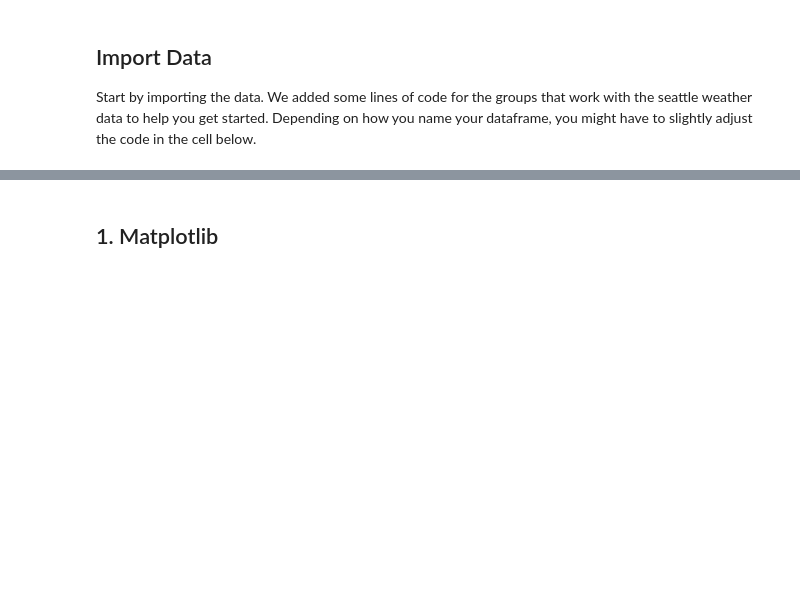
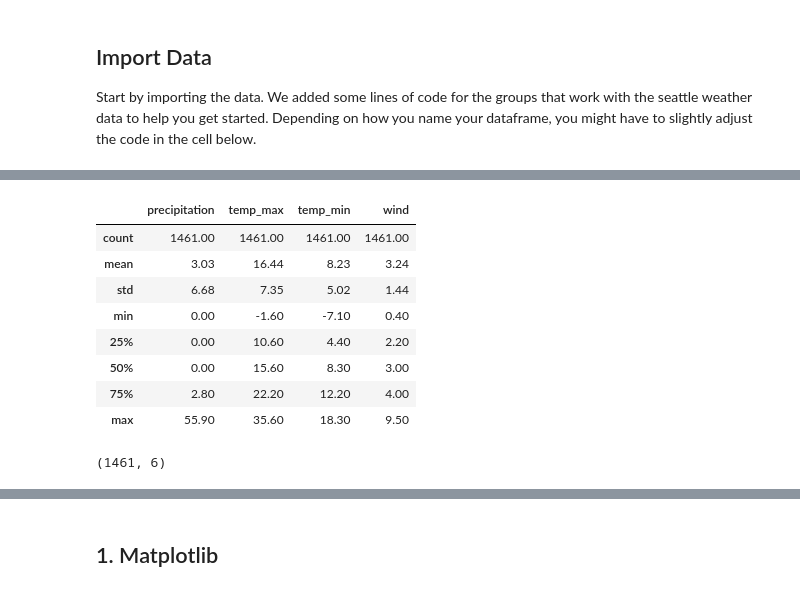
Before and after one commit to andrioliserena/data_visualization, a Jupyter notebook: 2-visualisation-template.ipynb, the cells around one changed output, grey strips where cells are left out. Drawn from its saved outputs; the diff is of its cells as text; code cells hidden in the pictures; blank space fills up the shorter version.

```diff
--- a/2-visualisation-template.ipynb
+++ b/2-visualisation-template.ipynb
@@ -41,3 +59,19 @@ Start by importing the data. We added some lines of code for the groups that wor
+# %%
+df_weather.describe().round(2)
+# %% [output]
+|  | precipitation | temp_max | temp_min | wind |
+| count | 1461.00 | 1461.00 | 1461.00 | 1461.00 |
+| mean | 3.03 | 16.44 | 8.23 | 3.24 |
+| std | 6.68 | 7.35 | 5.02 | 1.44 |
+| min | 0.00 | -1.60 | -7.10 | 0.40 |
+| 25% | 0.00 | 10.60 | 4.40 | 2.20 |
+| 50% | 0.00 | 15.60 | 8.30 | 3.00 |
+| 75% | 2.80 | 22.20 | 12.20 | 4.00 |
+| max | 55.90 | 35.60 | 18.30 | 9.50 |
+# %%
+df_weather.shape
+# %% [output]
+(1461, 6)
 # %%
 # You might have to adjust the code in this cell if you named your dataframe differently
 # Convert date to datetime format
```
Also changed, not shown: parts of 9 cells of this notebook.
